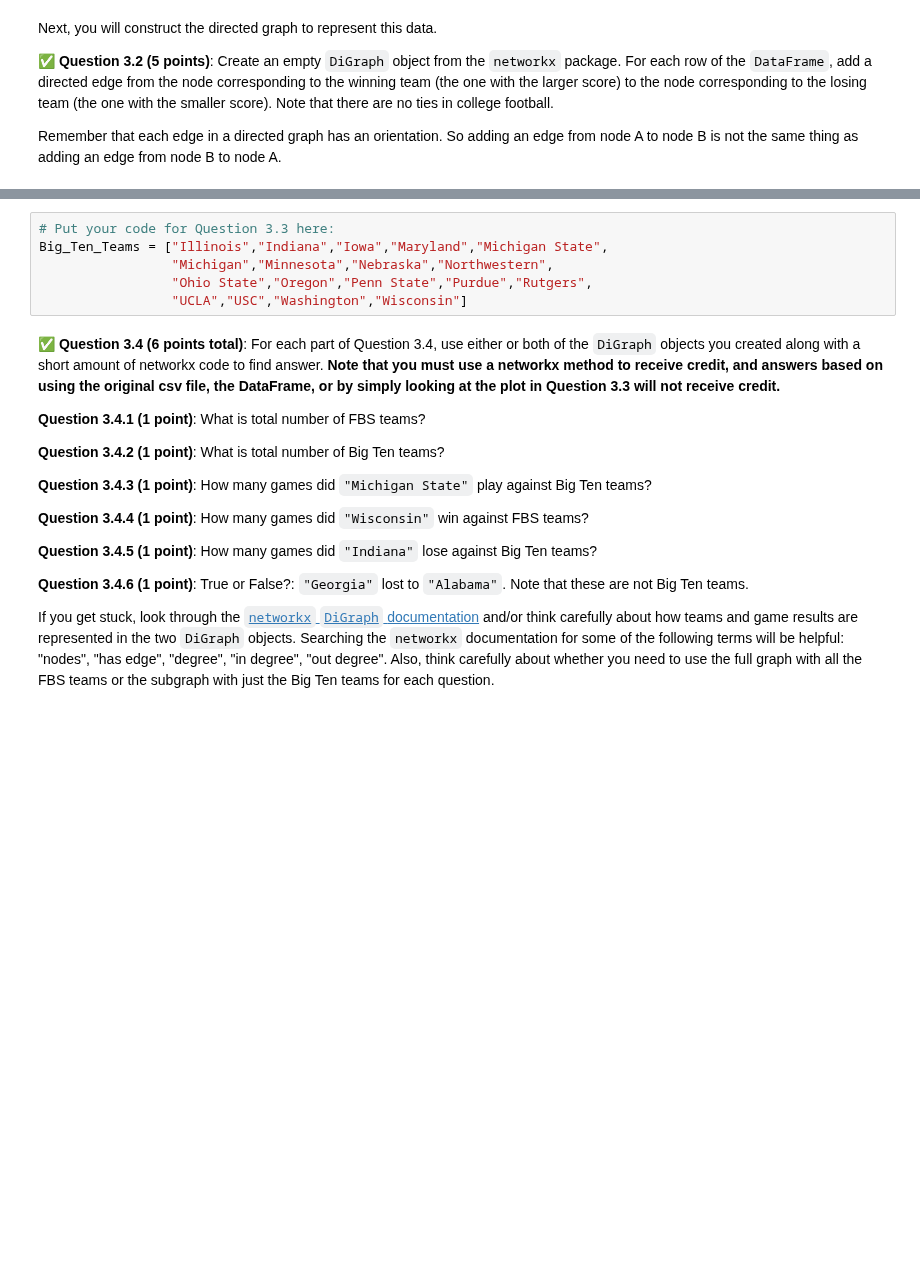
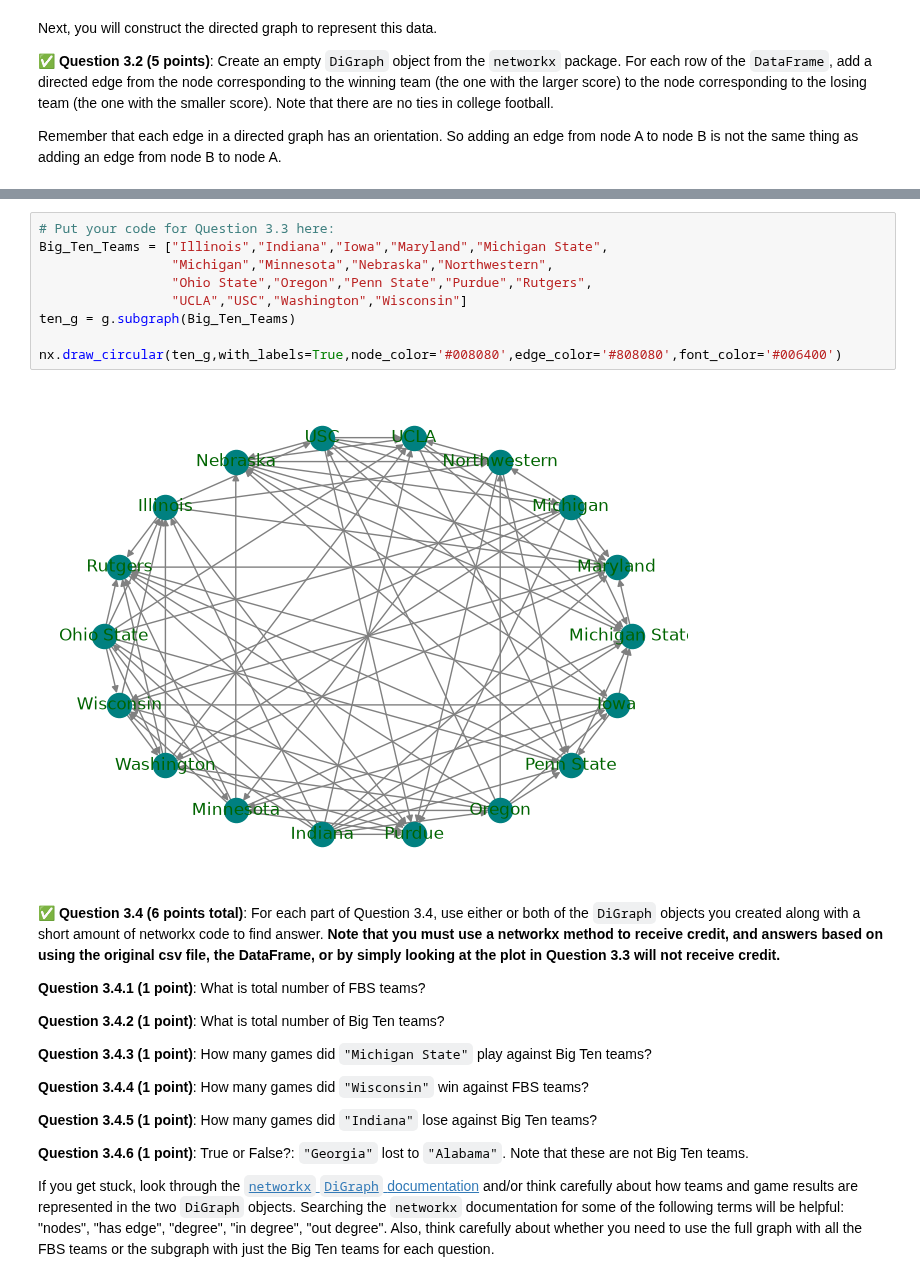
Before and after one commit to kigundue/cmse202-f26-turnin, a Jupyter notebook: hw-02/HW-02_ABMandGraphTheory-STUDENT.ipynb, the cells around one changed output, grey strips where cells are left out. Drawn from its saved outputs; the diff is of its cells as text; blank space fills up the shorter version.

```diff
--- a/hw-02/HW-02_ABMandGraphTheory-STUDENT.ipynb
+++ b/hw-02/HW-02_ABMandGraphTheory-STUDENT.ipynb
@@ -608,9 +641,14 @@ If you do this part correctly, you should get something that looks like this:<br
 # %%
 # Put your code for Question 3.3 here:
 Big_Ten_Teams = ["Illinois","Indiana","Iowa","Maryland","Michigan State",
                  "Michigan","Minnesota","Nebraska","Northwestern",
                  "Ohio State","Oregon","Penn State","Purdue","Rutgers",
                  "UCLA","USC","Washington","Wisconsin"]
+ten_g = g.subgraph(Big_Ten_Teams)
+
+nx.draw_circular(ten_g,with_labels=True,node_color='#008080',edge_color='#808080',font_color='#006400')
+# %% [output]
+[figure, added]
 # %% [markdown]
 &#9989;  **Question 3.4 (6 points total)**: For each part of Question 3.4, use either or both of the `DiGraph` objects you created along with a short amount of networkx code to find answer. **Note that you must use a networkx method to receive credit, and answers based on using the original csv file, the DataFrame, or by simply looking at the plot in Question 3.3 will not receive credit.**
 
```
Also changed, not shown: parts of 13 cells of this notebook.
